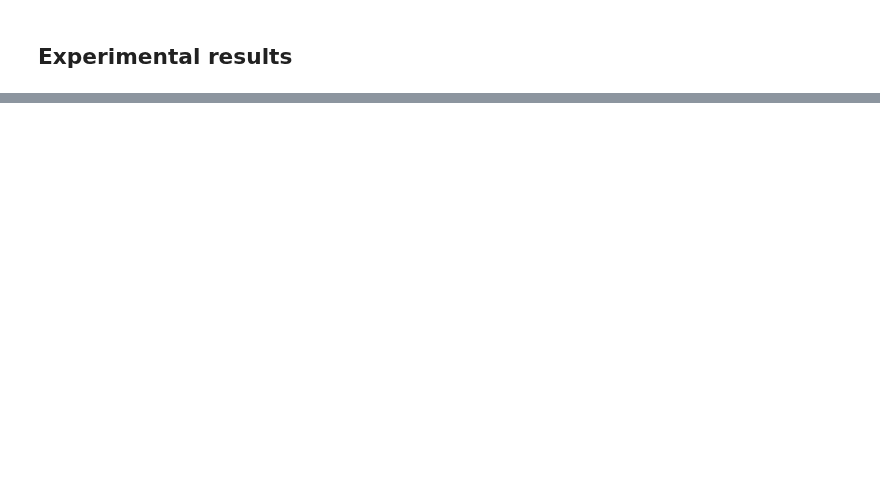
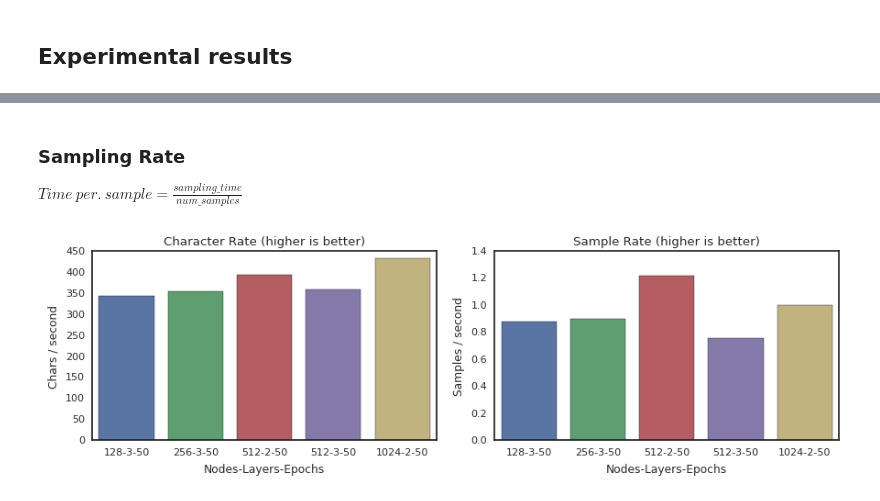
Before and after one commit to ChrisCummins/phd, a Jupyter notebook: lab/clgen/Benchmarks.ipynb, the cells around one changed output, grey strips where cells are left out. Saved outputs shown, nothing was run; the diff lists cells and outputs as text; code cells hidden in the pictures; blank space fills up the shorter version.

```diff
--- a/lab/clgen/Benchmarks.ipynb
+++ b/lab/clgen/Benchmarks.ipynb
@@ -108,0 +85,24 @@ viz.finalise(figsize=(8, 8))
+# %% [markdown]
+### Sampling Rate
+
+$Time\ per.\ sample = \frac{sampling\_time}{num\_samples}$
+# %%
+ax = plt.subplot(1, 2, 1)
+x, y = zip(*[(label(x), data[x]["total_charcount"] / data[x]["sampling_time"])
+             for x in sorted_keys])
+sns.barplot(x, y)
+plt.title("Character Rate (higher is better)")
+plt.xlabel("Nodes-Layers-Epochs")
+plt.ylabel("Chars / second")
+
+ax = plt.subplot(1, 2, 2)
+x, y = zip(*[(label(x), data[x]["num_kernels"] / data[x]["sampling_time"])
+             for x in sorted_keys])
+sns.barplot(x, y)
+plt.title("Sample Rate (higher is better)")
+plt.xlabel("Nodes-Layers-Epochs")
+plt.ylabel("Samples / second")
+
+viz.finalise(figsize=(9, 3))
+# %% [output]
+[figure, added]
```
Also changed, not shown: parts of 12 cells of this notebook.
